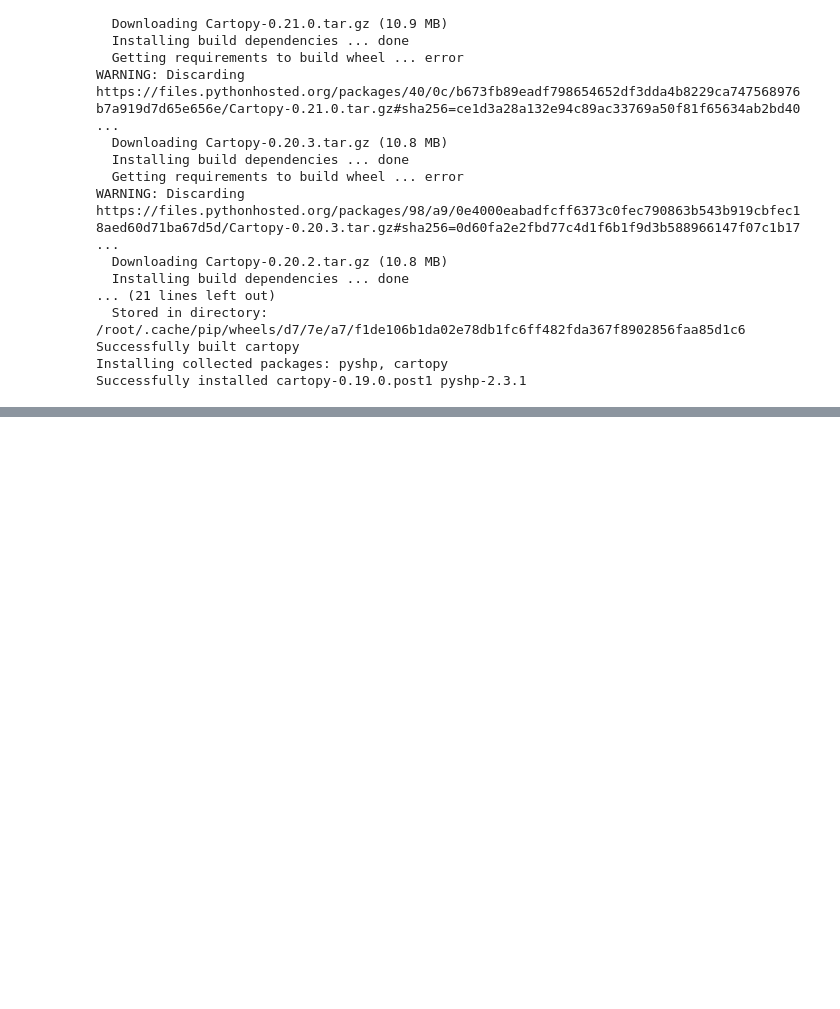
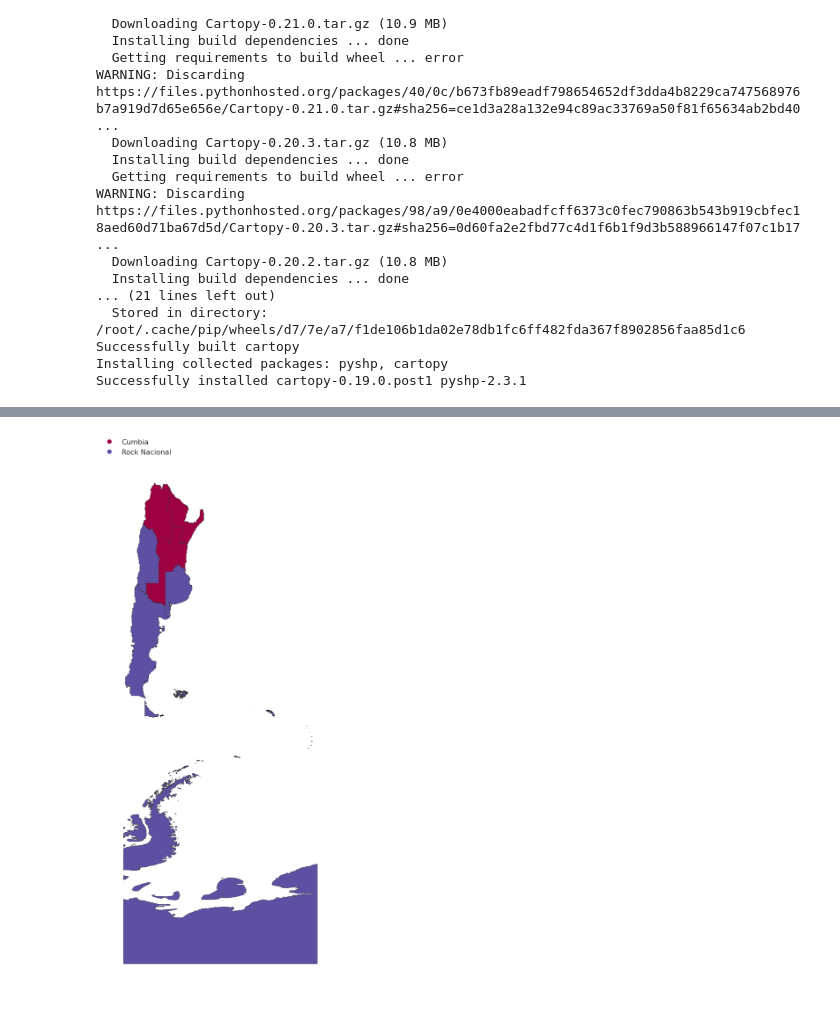
Before and after one commit to FedeManrupe/FLACSO_final, a Jupyter notebook: FLACSO_final.ipynb, the cells around one changed output, grey strips where cells are left out. Cells and saved outputs as stored; diff of their text form; code cells hidden in the pictures; blank space fills up the shorter version.

```diff
--- a/FLACSO_final.ipynb
+++ b/FLACSO_final.ipynb
@@ -1175,0 +1193,4 @@ plt.legend(loc='upper right', bbox_to_anchor=(7,6));
+# %%
+#Obtengo el género más escuchado en cada región
+dfRegionesMax = dfRegiones2.sort_values('value', ascending=False).drop_duplicates(['region'])
+dfRegionesMax
@@ -1175,0 +1206,4 @@ plt.legend(loc='upper right', bbox_to_anchor=(7,6));
+# %%
+# Hago un merge
+gdfRegionesMax = gdfRegiones.merge(dfRegionesMax, on='region')
+gdfRegionesMax
@@ -1175,0 +1219,9 @@ plt.legend(loc='upper right', bbox_to_anchor=(7,6));
+# %%
+# Grafico
+fig, ax = plt.subplots(1, figsize=(30,18))
+gdfRegionesMax.plot(column='variable', categorical=True, cmap='Spectral', linewidth=.6, edgecolor='0.2',
+         legend=True, legend_kwds={'bbox_to_anchor':(.3, 1.05),'fontsize':16,'frameon':False}, ax=ax)
+ax.axis('off')
+plt.tight_layout()
+# %% [output]
+[figure, added]
```
Also changed, not shown: parts of 6 cells of this notebook.
